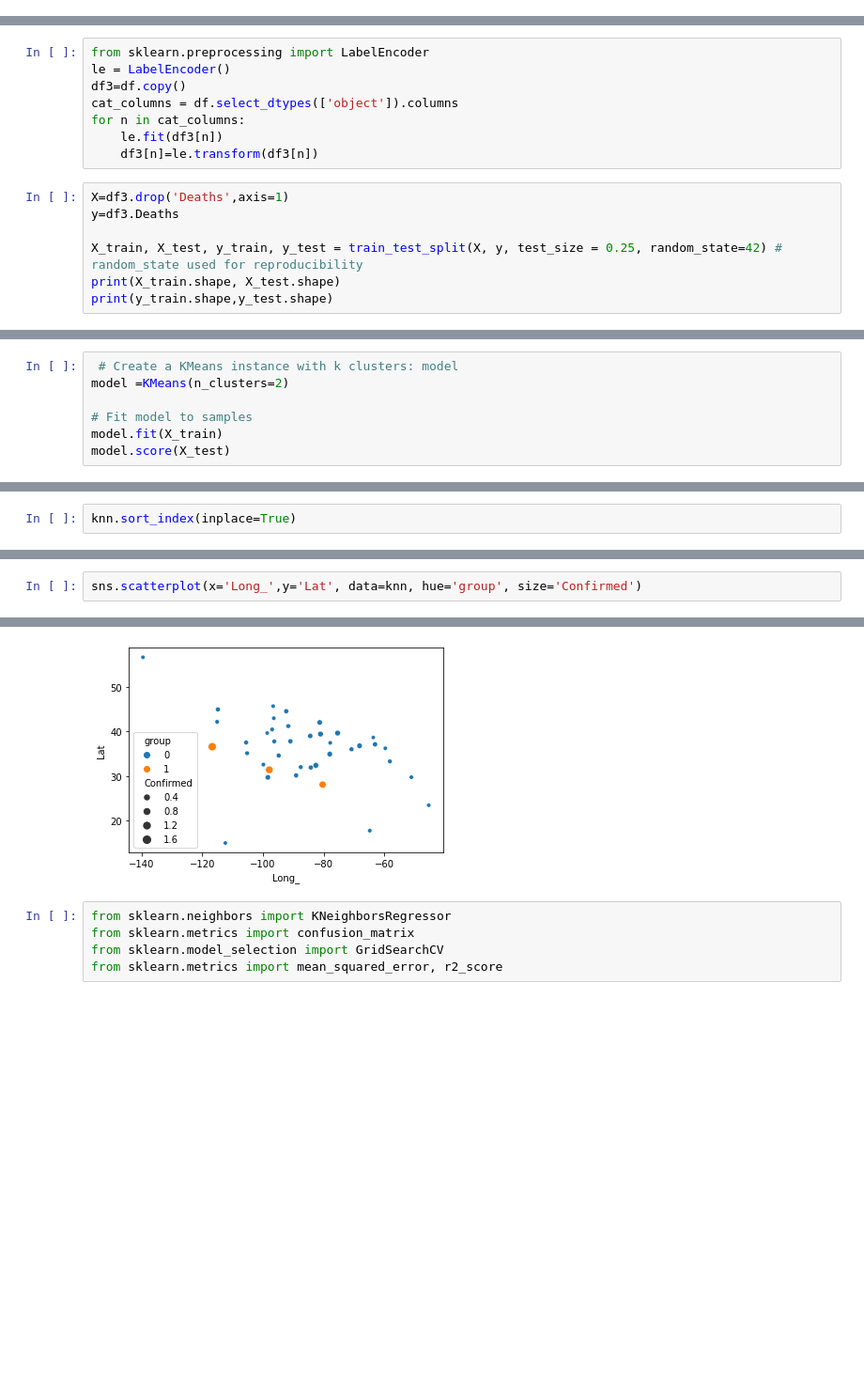
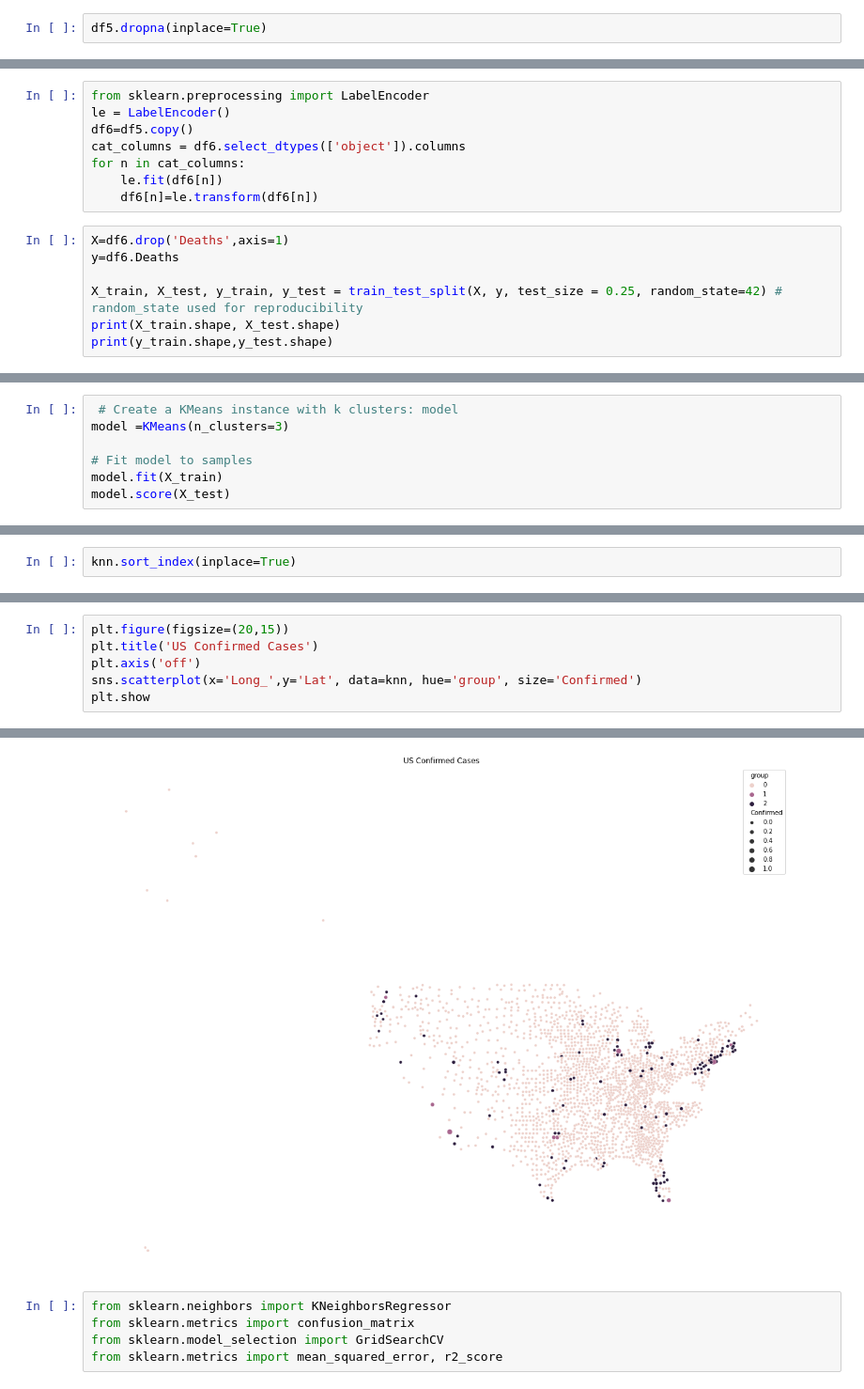
Before and after one commit to asullivan42/COVID_Bubble_Estimator, a Jupyter notebook: Regression_Analysis.ipynb, the cells around one changed output, grey strips where cells are left out. Shown at 94% size. Saved outputs shown, nothing was run; the diff lists cells and outputs as text; blank space fills up the shorter version.

Commit message:
Update Regression_Analysis.ipynb
Added in the Vaccine data to my database.  Mad a predictor of current cases based on other data.

Next is to try a time series analysis

```diff
--- a/Regression_Analysis.ipynb
+++ b/Regression_Analysis.ipynb
@@ -890,4 +1682,6 @@ df2.to_csv('./data/us_simplified_with_county_data.csv')
 # %% [markdown]
 ## Prediction by county
+# %%
+df5.dropna(inplace=True)
 # %%
 from sklearn.model_selection import train_test_split
@@ -903,14 +1697,14 @@ print(y_train.shape,y_test.shape)
 # %%
 from sklearn.preprocessing import LabelEncoder
 le = LabelEncoder()
-df3=df.copy()
-cat_columns = df.select_dtypes(['object']).columns
+df6=df5.copy()
+cat_columns = df6.select_dtypes(['object']).columns
 for n in cat_columns:
-    le.fit(df3[n])
-    df3[n]=le.transform(df3[n])
+    le.fit(df6[n])
+    df6[n]=le.transform(df6[n])
 # %%
-X=df3.drop('Deaths',axis=1)
-y=df3.Deaths
+X=df6.drop('Deaths',axis=1)
+y=df6.Deaths
 
 X_train, X_test, y_train, y_test = train_test_split(X, y, test_size = 0.25, random_state=42) # random_state used for reproducibility
 print(X_train.shape, X_test.shape)
@@ -947,6 +1741,6 @@ plt.show()
 # %%
  # Create a KMeans instance with k clusters: model
-model =KMeans(n_clusters=2)
+model =KMeans(n_clusters=3)
 
 # Fit model to samples
 model.fit(X_train)
@@ -997,3 +1804,7 @@ sns.scatterplot(x='Confirmed',y='Total_Pop', data=knn, hue='group', size='Deaths
 # %%
+plt.figure(figsize=(20,15))
+plt.title('US Confirmed Cases')
+plt.axis('off')
 sns.scatterplot(x='Long_',y='Lat', data=knn, hue='group', size='Confirmed')
+plt.show
 # %% [output]
@@ -1001,4 +1812,4 @@ sns.scatterplot(x='Long_',y='Lat', data=knn, hue='group', size='Confirmed')
-[figure, old version]
+[figure, new version]
 # %%
 from sklearn.neighbors import KNeighborsRegressor
 from sklearn.metrics import confusion_matrix
```
Also changed, not shown: parts of 117 cells of this notebook.
